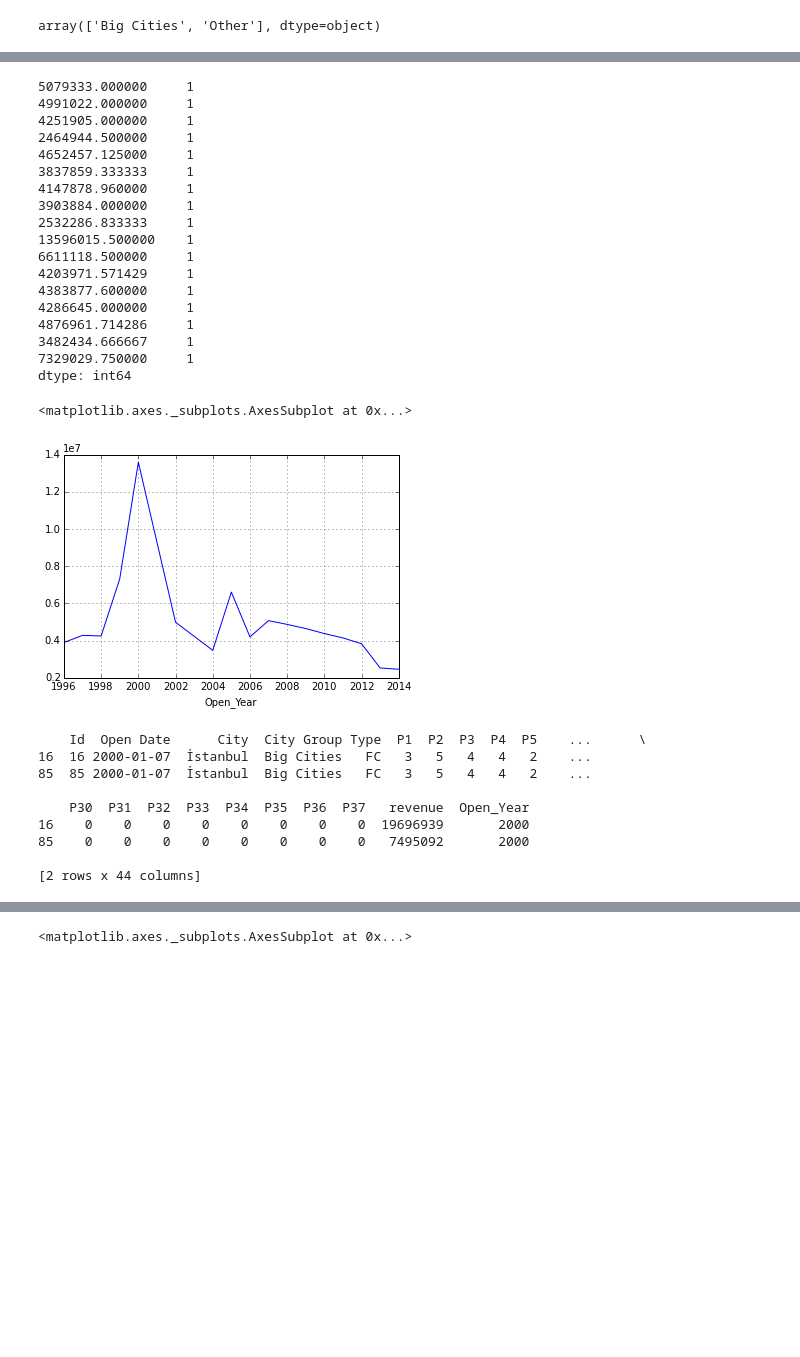
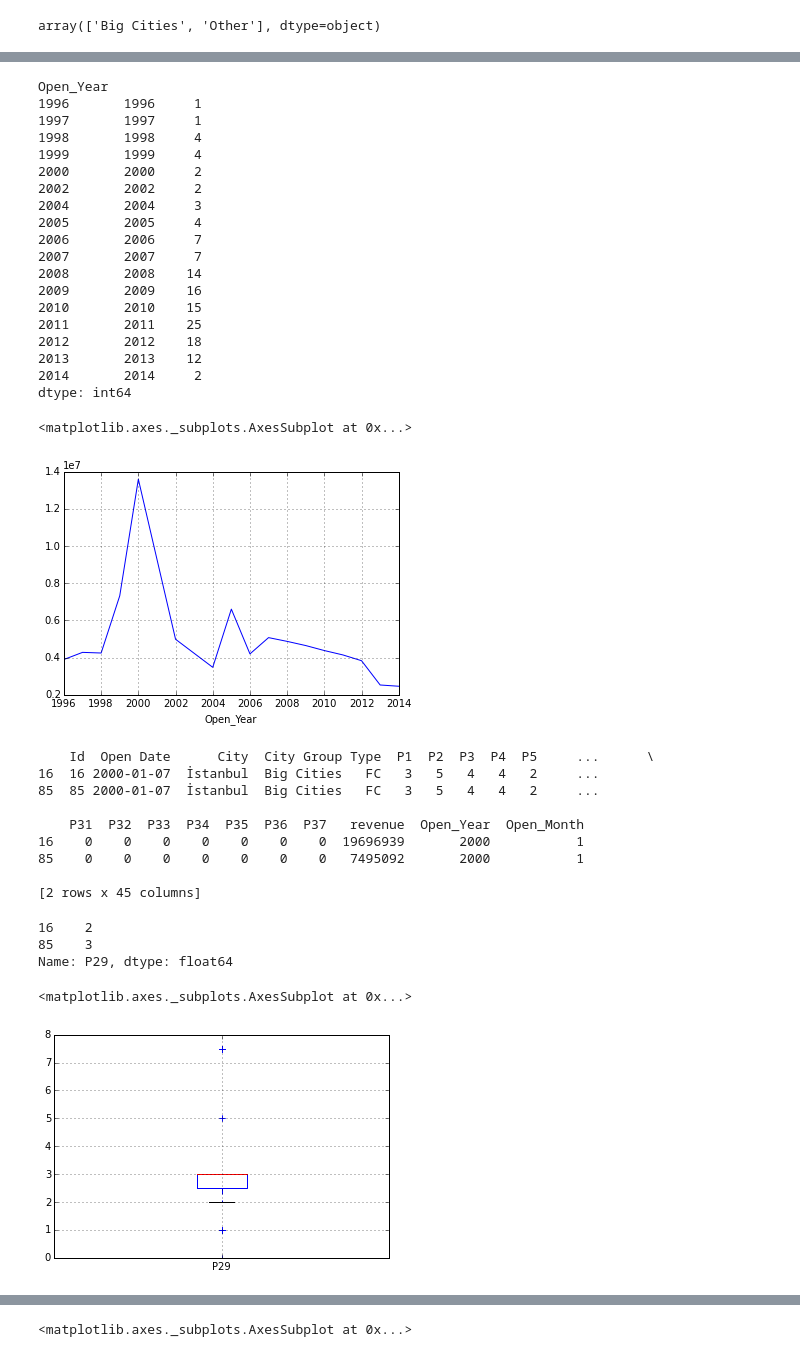
Before and after one commit to Cat-n-Dog/follow-m, a Jupyter notebook: Restaurant.ipynb, the cells around one changed output, grey strips where cells are left out. Cells and saved outputs as stored; diff of their text form; code cells hidden in the pictures; blank space fills up the shorter version.

Commit message:
more graph on P variable

```diff
--- a/Restaurant.ipynb
+++ b/Restaurant.ipynb
@@ -78,5 +62,6 @@ dtype: object
 #d = train_df['Open Date']
 #d.map( lambda x : x.year )
 train_df['Open_Year'] = train_df['Open Date'].map( lambda x : x.year)
+train_df['Open_Month'] = train_df['Open Date'].map( lambda x : x.month)
 print train_df.head()
 # %% [output]
@@ -162,38 +130,50 @@ dtype: int64
 # %%
 train_df_grouped_by_year = train_df.groupby(by='Open_Year')
 year_avg = train_df_grouped_by_year.revenue.aggregate(np.average)
-#print year_avg.value_counts()
+print train_df_grouped_by_year.Open_Year.value_counts()
 year_avg.plot(kind='line')
 # %% [output]
-5079333.000000     1
-4991022.000000     1
-4251905.000000     1
-2464944.500000     1
-4652457.125000     1
-3837859.333333     1
-4147878.960000     1
-3903884.000000     1
-2532286.833333     1
-13596015.500000    1
-6611118.500000     1
-4203971.571429     1
-4383877.600000     1
-4286645.000000     1
-4876961.714286     1
-3482434.666667     1
-7329029.750000     1
+Open_Year
+1996       1996     1
+1997       1997     1
+1998       1998     4
+1999       1999     4
+2000       2000     2
+2002       2002     2
+2004       2004     3
+2005       2005     4
+2006       2006     7
+2007       2007     7
+2008       2008    14
+2009       2009    16
+2010       2010    15
+2011       2011    25
+2012       2012    18
+2013       2013    12
+2014       2014     2
 dtype: int64
 <matplotlib.axes._subplots.AxesSubplot at 0x...>
 [figure]
 # %%
 print train_df[ train_df.Open_Year == 2000 ]
 # %% [output]
-    Id  Open Date      City  City Group Type  P1  P2  P3  P4  P5    ...      \
-16  16 2000-01-07  İstanbul  Big Cities   FC   3   5   4   4   2    ...
-85  85 2000-01-07  İstanbul  Big Cities   FC   3   5   4   4   2    ...
+    Id  Open Date      City  City Group Type  P1  P2  P3  P4  P5     ...      \
+16  16 2000-01-07  İstanbul  Big Cities   FC   3   5   4   4   2     ...
+85  85 2000-01-07  İstanbul  Big Cities   FC   3   5   4   4   2     ...
 
-    P30  P31  P32  P33  P34  P35  P36  P37   revenue  Open_Year
-16    0    0    0    0    0    0    0    0  19696939       2000
-85    0    0    0    0    0    0    0    0   7495092       2000
+    P31  P32  P33  P34  P35  P36  P37   revenue  Open_Year  Open_Month
+16    0    0    0    0    0    0    0  19696939       2000           1
+85    0    0    0    0    0    0    0   7495092       2000           1
 
-[2 rows x 44 columns]
+[2 rows x 45 columns]
+# %%
+print train_df.iloc[[16, 85]]['P29']
+# %% [output]
+16    2
+85    3
+Name: P29, dtype: float64
+# %%
+train_df.P29.plot(kind='box')
+# %% [output]
+<matplotlib.axes._subplots.AxesSubplot at 0x...>
+[figure, added]
```
Also changed, not shown: parts of 13 cells of this notebook.
